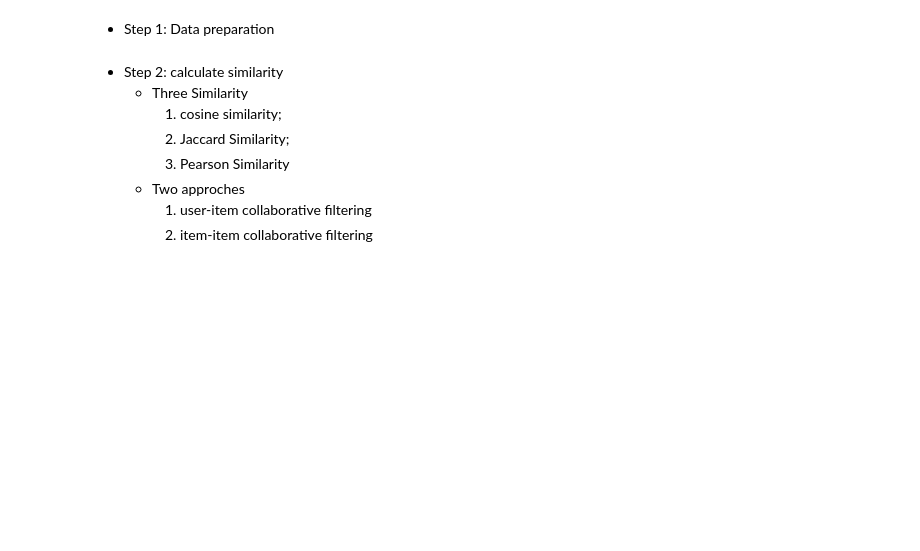
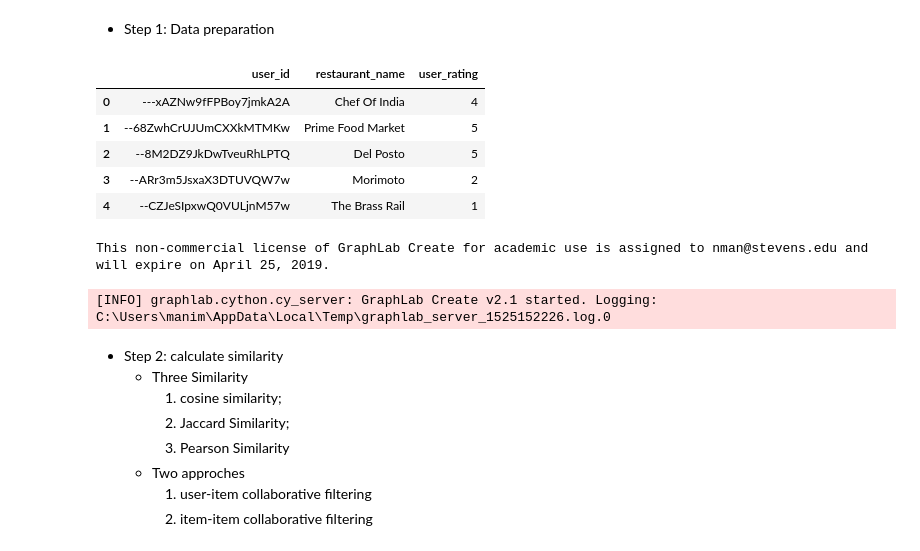
Before and after one commit to zacwentzell/BIA660D_Group_1_Project, a Jupyter notebook: Recommendation System/Recommendation_System_Data_Preposessing_and_notebook.ipynb, the cells around one changed output. Cells and saved outputs as stored; diff of their text form; code cells hidden in the pictures; blank space fills up the shorter version.

```diff
--- a/Recommendation System/Recommendation_System_Data_Preposessing_and_notebook.ipynb
+++ b/Recommendation System/Recommendation_System_Data_Preposessing_and_notebook.ipynb
@@ -322,12 +404,23 @@ def store_result(co_occurence_dataset, co_occurence_matrix):
     - Only focus on the privious behaviors
 # %% [markdown]
 - Step 1: Data preparation
+# %%
+df = pd.read_csv('Method_2_Collaborative_Filtering/Method_2_dataset.csv')
+df.head()
+# %% [output]
+|  | user_id | restaurant_name | user_rating |
+| 0 | ---xAZNw9fFPBoy7jmkA2A | Chef Of India | 4 |
+| 1 | --68ZwhCrUJUmCXXkMTMKw | Prime Food Market | 5 |
+| 2 | --8M2DZ9JkDwTveuRhLPTQ | Del Posto | 5 |
+| 3 | --ARr3m5JsxaX3DTUVQW7w | Morimoto | 2 |
+| 4 | --CZJeSIpxwQ0VULjnM57w | The Brass Rail | 1 |
 # %%
-df = pd.read_csv('groupby_dataset.csv')
-train_data, test_data = train_test_split(df, test_size=0.25)
-
+train_data, test_data = train_test_split(df, test_size=0)
 train_data_gl = graphlab.SFrame(train_data)
 test_data_gl = graphlab.SFrame(test_data)
+# %% [output]
+This non-commercial license of GraphLab Create for academic use is assigned to nman@stevens.edu and will expire on April 25, 2019.
+[INFO] graphlab.cython.cy_server: GraphLab Create v2.1 started. Logging: C:\Users\manim\AppData\Local\Temp\graphlab_server_1525152226.log.0
 # %% [markdown]
 - Step 2: calculate similarity
     - Three Similarity
```
Also changed, not shown: parts of 83 cells of this notebook.
